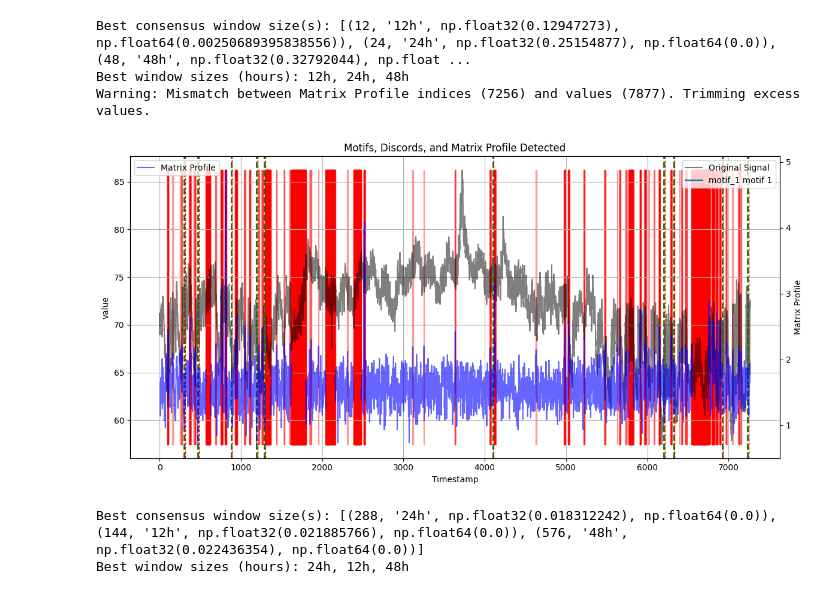
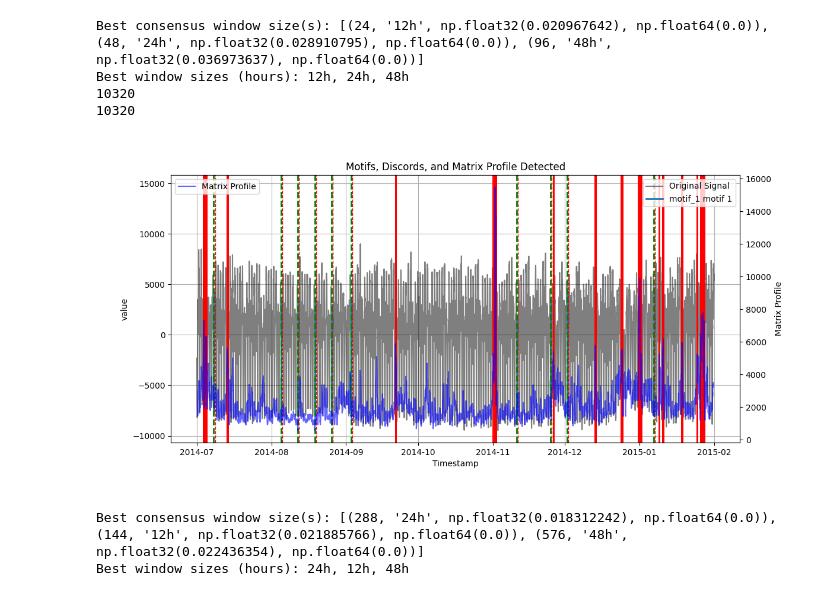
Before and after one commit to Guillaumernd/ampiimts, a Jupyter notebook: notebooks/Matrix_Profile/Matrix_profile.ipynb, the cells around one changed output. Saved outputs shown, nothing was run; the diff lists cells and outputs as text; code cells hidden in the pictures.

```diff
--- a/notebooks/Matrix_Profile/Matrix_profile.ipynb
+++ b/notebooks/Matrix_Profile/Matrix_profile.ipynb
@@ -12,22 +13,21 @@ import time
 import stumpy
 # %%
 # --- import of CSV file ---
-%matplotlib notebook
 
 start_time = time.perf_counter()
 # get original dataframe
-df = pd.read_csv('../../dataset/ambient_temperature_system_failure.csv')
+df = pd.read_csv('../../dataset/nyc_taxi.csv')
 # df = pd.read_csv('../../dataset/pollution/pollution_sensor_1.csv')
 # df = df[['timestamp','sulfure_dioxide']].rename(columns={"sulfure_dioxide": "value"})
 df_normalize = ampiimts.pre_processed(df)
-result = ampiimts.matrix_profile(df_normalize, top_percent_discords=0.15)
-
-ampiimts.plot_patterns_and_discords(df, result)
+result = ampiimts.matrix_profile(df_normalize, top_percent_discords=0.02)
+ampiimts.plot_patterns_and_discords(df_normalize, result)
 # %% [output]
-Best consensus window size(s): [(12, '12h', np.float32(0.12947273), np.float64(0.00250689395838556)), (24, '24h', np.float32(0.25154877), np.float64(0.0)), (48, '48h', np.float32(0.32792044), np.float ...
+Best consensus window size(s): [(24, '12h', np.float32(0.020967642), np.float64(0.0)), (48, '24h', np.float32(0.028910795), np.float64(0.0)), (96, '48h', np.float32(0.036973637), np.float64(0.0))]
 Best window sizes (hours): 12h, 24h, 48h
-Warning: Mismatch between Matrix Profile indices (7256) and values (7877). Trimming excess values.
+10320
+10320
-[figure, old version]
+[figure, new version]
 # %%
 # --- import of CSV file ---
 start_time = time.perf_counter()
```
Also changed, not shown: parts of 1 cell of this notebook, 3 other files.
